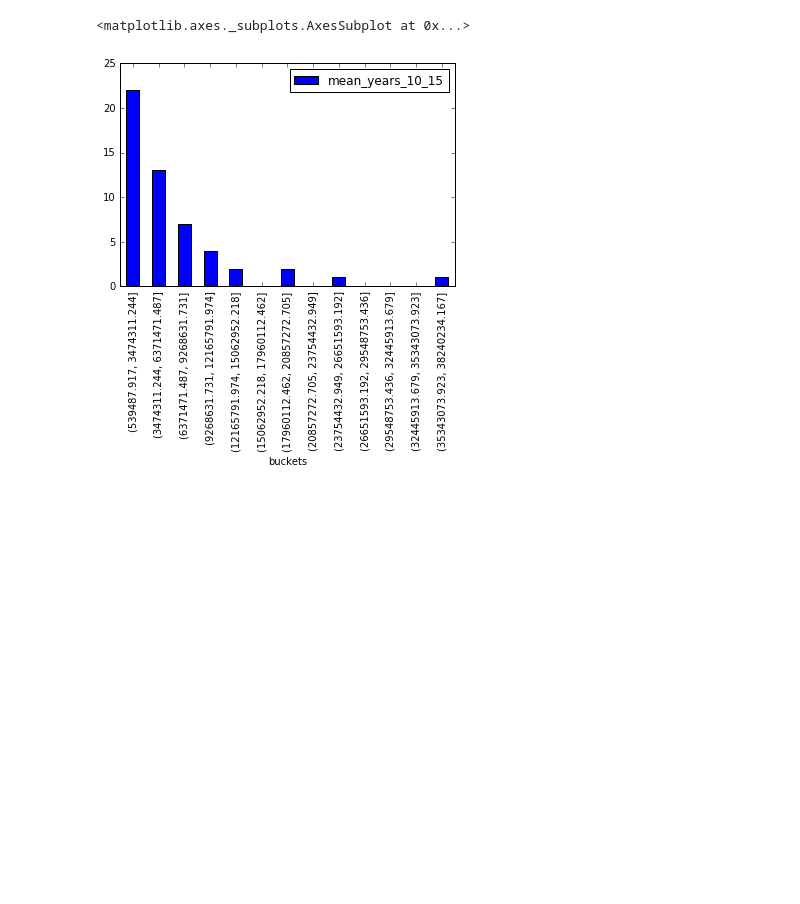
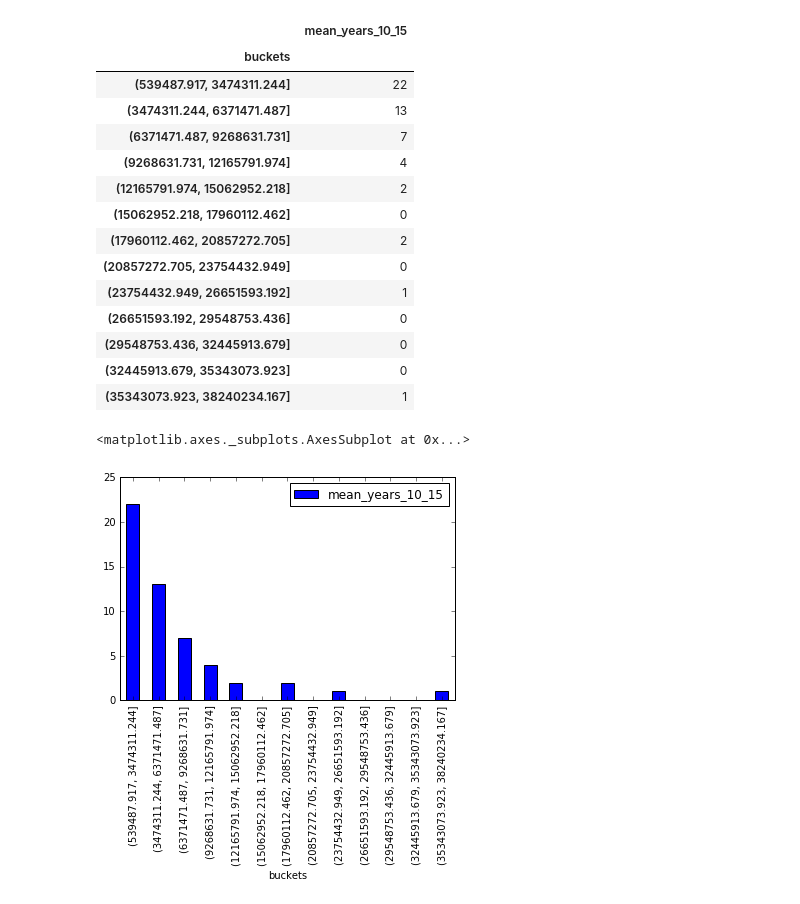
Before and after one commit to zain101/python-coding-exercise, a Jupyter notebook: Task-2/python-coding-exercise-task2.ipynb, the cells around one changed output. Saved outputs shown, nothing was run; the diff lists cells and outputs as text; code cells hidden in the pictures; blank space fills up the shorter version.

```diff
--- a/Task-2/python-coding-exercise-task2.ipynb
+++ b/Task-2/python-coding-exercise-task2.ipynb
@@ -13,6 +13,24 @@ result_df['mean_years_10_15'] = result_df[['POPESTIMATE2015', 'POPESTIMATE2014',
 result_df['buckets'] = pd.cut(np.array(result_df['mean_years_10_15']), 13)
 # %%
 res_newdf = result_df[['buckets','mean_years_10_15']].groupby('buckets').count()
+# %%
+res_newdf
+# %% [output]
+|  | mean_years_10_15 |
+| buckets |  |
+| (539487.917, 3474311.244] | 22 |
+| (3474311.244, 6371471.487] | 13 |
+| (6371471.487, 9268631.731] | 7 |
+| (9268631.731, 12165791.974] | 4 |
+| (12165791.974, 15062952.218] | 2 |
+| (15062952.218, 17960112.462] | 0 |
+| (17960112.462, 20857272.705] | 2 |
+| (20857272.705, 23754432.949] | 0 |
+| (23754432.949, 26651593.192] | 1 |
+| (26651593.192, 29548753.436] | 0 |
+| (29548753.436, 32445913.679] | 0 |
+| (32445913.679, 35343073.923] | 0 |
+| (35343073.923, 38240234.167] | 1 |
 # %%
 res_newdf.plot(kind='bar')
 # %% [output]
```
